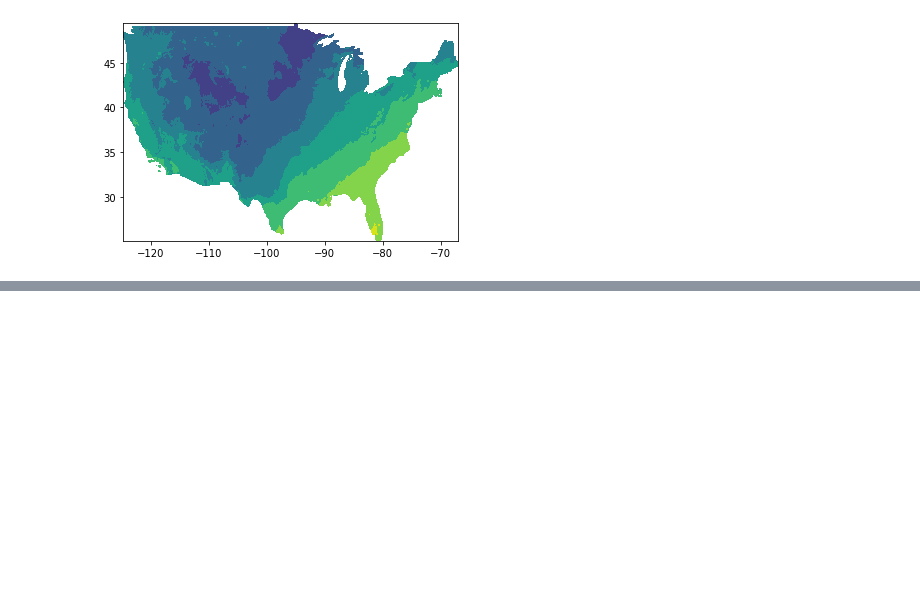
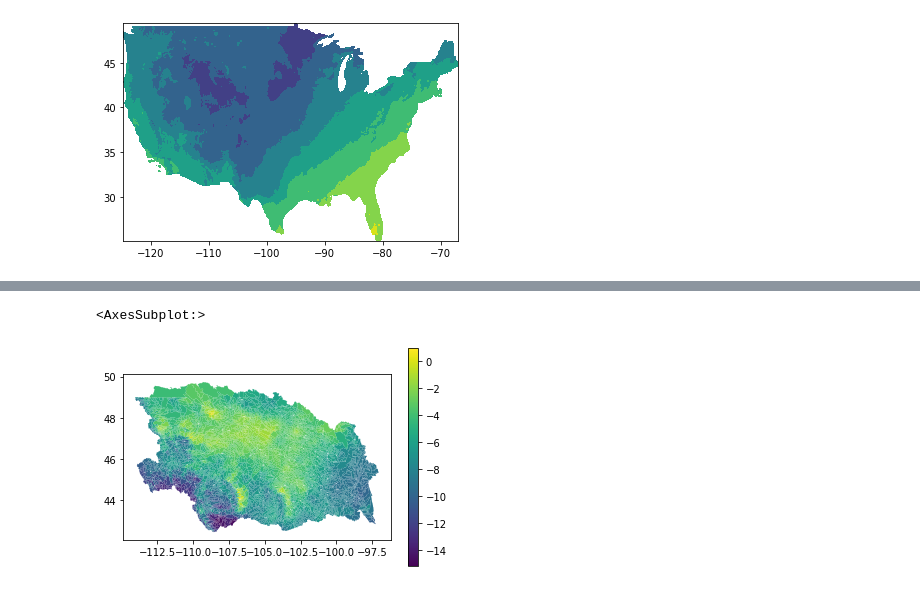
Before and after one commit to nhm-usgs/gridmet_bmi, a Jupyter notebook: notebooks/test_bmi_dev.ipynb, the cells around one changed output, grey strips where cells are left out. Drawn from its saved outputs; the diff is of its cells as text; code cells hidden in the pictures; blank space fills up the shorter version.

```diff
--- a/notebooks/test_bmi_dev.ipynb
+++ b/notebooks/test_bmi_dev.ipynb
@@ -120,0 +214,11 @@ plt.contourf(newlon, newlat, np.flipud(bmivals_reshape))
+# %%
+gmdata = xr.open_dataset('gm_climate_2020_09_01.nc')
+# %%
+gmtmax = gmdata.tmax.sel(time='2020-01-01')
+# %%
+zonalhru['gmtmax'] = gmtmax.values
+# %%
+zonalhru.plot(column='tmax_mean',legend=True)
+# %% [output]
+<AxesSubplot:>
+[figure, added]
```
Also changed, not shown: parts of 16 cells of this notebook, 1 other file.
